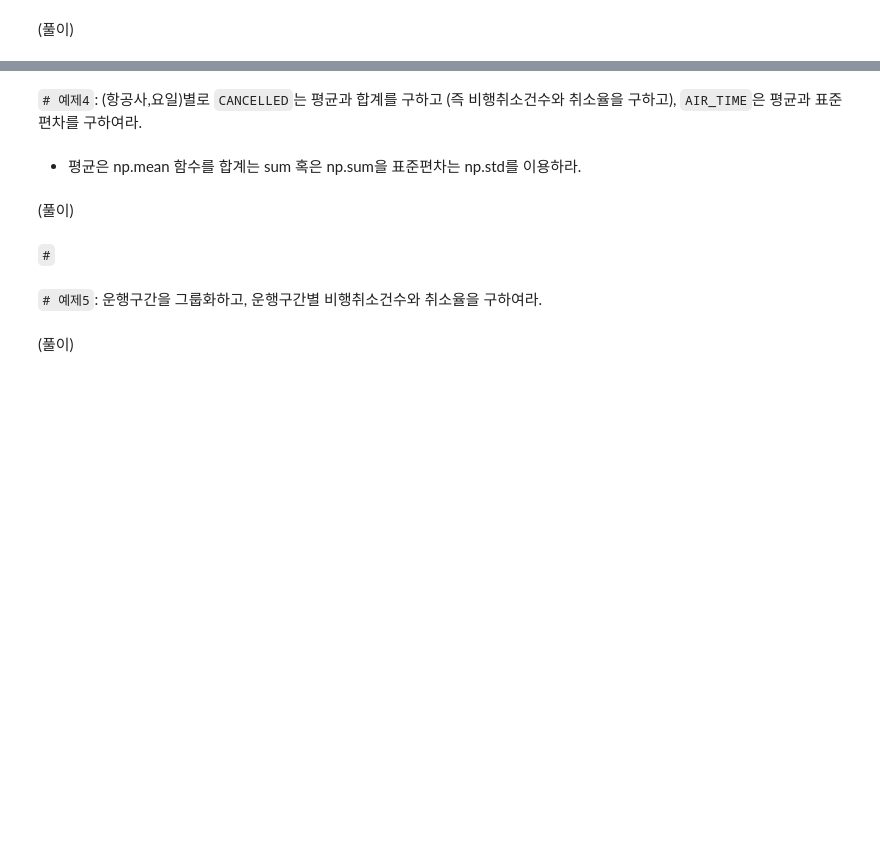
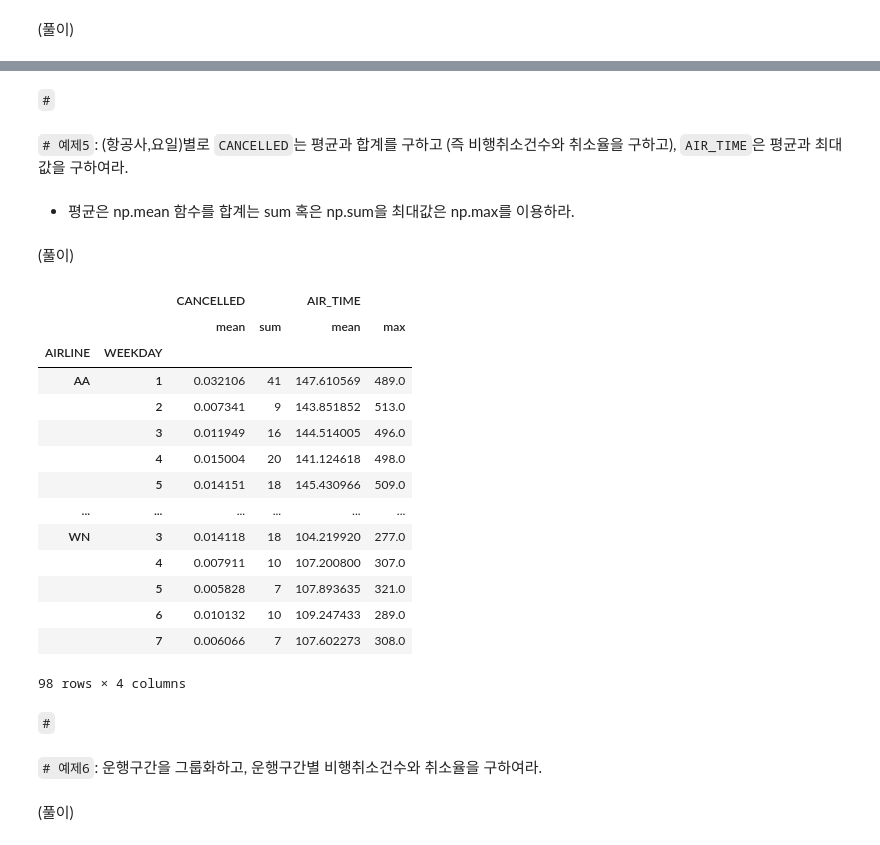
Before and after one commit to guebin/IAB2025-Play, a Jupyter notebook: content/13wk-1.ipynb, the cells around one changed output, grey strips where cells are left out. Saved outputs shown, nothing was run; the diff lists cells and outputs as text; code cells hidden in the pictures; blank space fills up the shorter version.

```diff
--- a/content/13wk-1.ipynb
+++ b/content/13wk-1.ipynb
@@ -207,15 +347,35 @@ df.groupby(by="AIRLINE").aggregate({'ARR_DELAY':np.mean})
+# %% [markdown]
+`#`
 # %% [markdown]
-`# 예제4`: (항공사,요일)별로 `CANCELLED`는 평균과 합계를 구하고 (즉
-비행취소건수와 취소율을 구하고), `AIR_TIME`은 평균과 표준편차를
+`# 예제5`: (항공사,요일)별로 `CANCELLED`는 평균과 합계를 구하고 (즉
+비행취소건수와 취소율을 구하고), `AIR_TIME`은 평균과 최대값을
 구하여라.
 # %% [markdown]
-- 평균은 np.mean 함수를 합계는 sum 혹은 np.sum을 표준편차는 np.std를 이용하라.
+- 평균은 np.mean 함수를 합계는 sum 혹은 np.sum을 최대값은 np.max를 이용하라.
 # %% [markdown]
 (풀이)
+# %%
+df.groupby(["AIRLINE","WEEKDAY"]).agg({'CANCELLED':[np.mean,np.sum],'AIR_TIME':[np.mean,np.max] })
+# %% [output]
+|  |  | CANCELLED |  | AIR_TIME |  |
+|  |  | mean | sum | mean | max |
+| AIRLINE | WEEKDAY |  |  |  |  |
+| AA | 1 | 0.032106 | 41 | 147.610569 | 489.0 |
+|  | 2 | 0.007341 | 9 | 143.851852 | 513.0 |
+|  | 3 | 0.011949 | 16 | 144.514005 | 496.0 |
+|  | 4 | 0.015004 | 20 | 141.124618 | 498.0 |
+|  | 5 | 0.014151 | 18 | 145.430966 | 509.0 |
+| ... | ... | ... | ... | ... | ... |
+| WN | 3 | 0.014118 | 18 | 104.219920 | 277.0 |
+|  | 4 | 0.007911 | 10 | 107.200800 | 307.0 |
+|  | 5 | 0.005828 | 7 | 107.893635 | 321.0 |
+|  | 6 | 0.010132 | 10 | 109.247433 | 289.0 |
+|  | 7 | 0.006066 | 7 | 107.602273 | 308.0 |
+98 rows × 4 columns
 # %% [markdown]
 `#`
 # %% [markdown]
-`# 예제5`: 운행구간을 그룹화하고, 운행구간별 비행취소건수와 취소율을
+`# 예제6`: 운행구간을 그룹화하고, 운행구간별 비행취소건수와 취소율을
 구하여라.
 # %% [markdown]
 (풀이)
```
Also changed, not shown: parts of 32 cells of this notebook, 1 other file.
